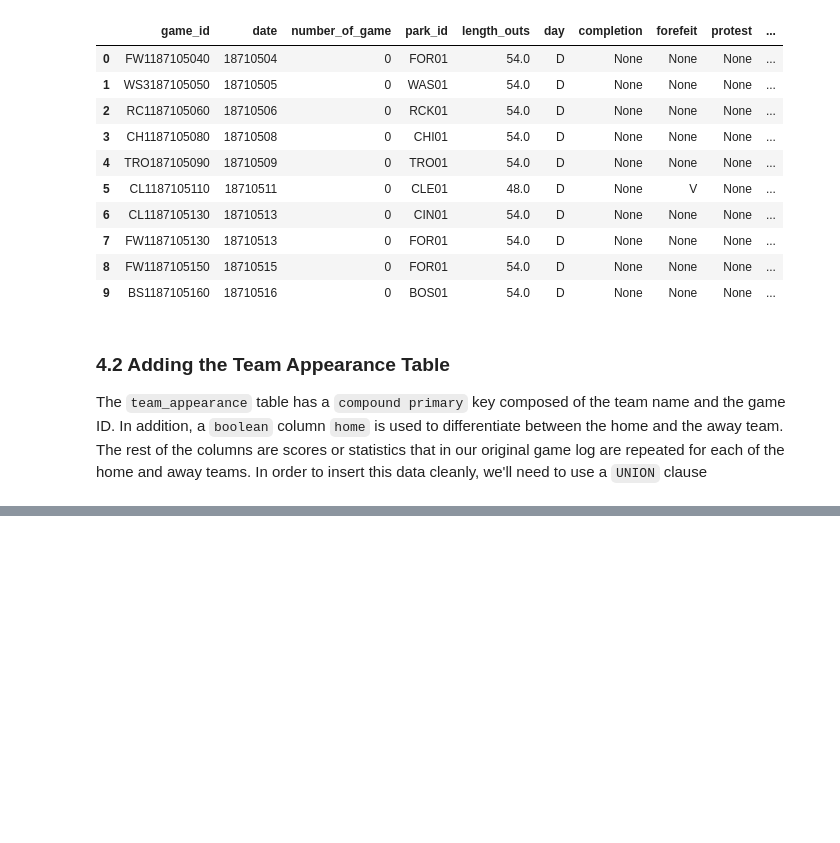
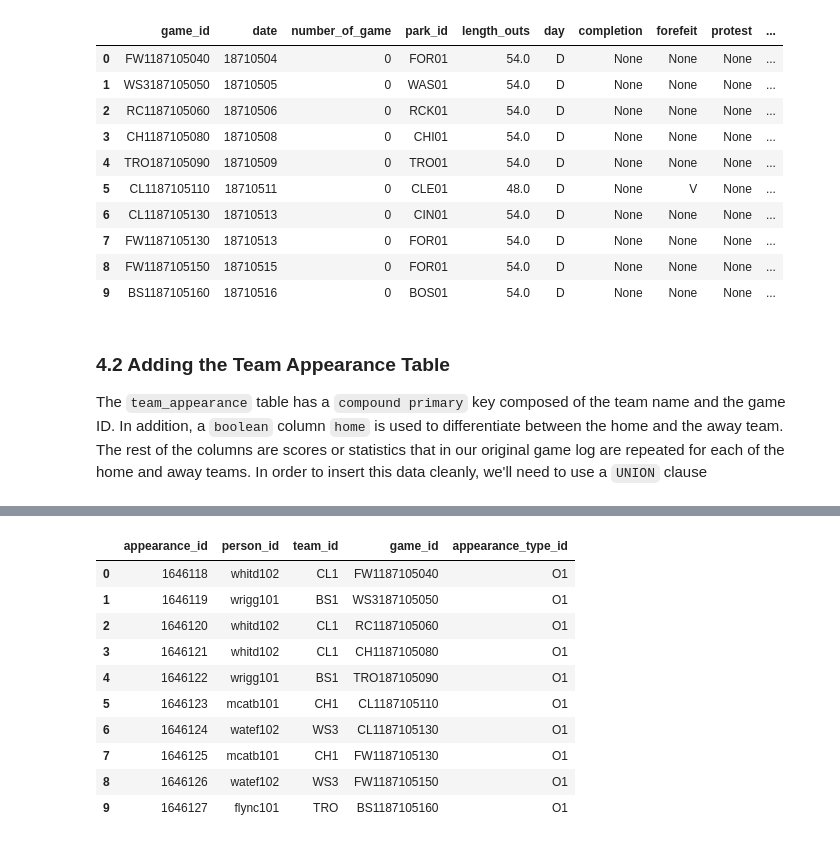
Before and after one commit to Rezwal/portfolio, a Jupyter notebook: Designing and Creating a Database.ipynb, the cells around one changed output, grey strips where cells are left out. Saved outputs shown, nothing was run; the diff lists cells and outputs as text; code cells hidden in the pictures; blank space fills up the shorter version.

```diff
--- a/Designing and Creating a Database.ipynb
+++ b/Designing and Creating a Database.ipynb
@@ -731,0 +825,31 @@ UNION
+# %%
+q = '''
+INSERT OR IGNORE INTO person_appearance (game_id, team_id, person_id, appearance_type_id)
+SELECT
+    game_id,
+    {x[team]}_name,
+    {x[team]}_player_{x[num]}_id,
+    "O{x[num]}"
+FROM game_log
+'''
+
+team_type = ['v', 'h']
+for team in team_type:
+    for i in range(1,10):
+        formatting = {'team': team, 'num': str(i)}
+        run_command(q.format(x=formatting))
+
+q='SELECT * FROM person_appearance WHERE appearance_type_id = "O1" LIMIT 10'
+run_query(q)
+# %% [output]
+|  | appearance_id | person_id | team_id | game_id | appearance_type_id |
+| 0 | 1646118 | whitd102 | CL1 | FW1187105040 | O1 |
+| 1 | 1646119 | wrigg101 | BS1 | WS3187105050 | O1 |
+| 2 | 1646120 | whitd102 | CL1 | RC1187105060 | O1 |
+| 3 | 1646121 | whitd102 | CL1 | CH1187105080 | O1 |
+| 4 | 1646122 | wrigg101 | BS1 | TRO187105090 | O1 |
+| 5 | 1646123 | mcatb101 | CH1 | CL1187105110 | O1 |
+| 6 | 1646124 | watef102 | WS3 | CL1187105130 | O1 |
+| 7 | 1646125 | mcatb101 | CH1 | FW1187105130 | O1 |
+| 8 | 1646126 | watef102 | WS3 | FW1187105150 | O1 |
+| 9 | 1646127 | flync101 | TRO | BS1187105160 | O1 |
```
Also changed, not shown: parts of 15 cells of this notebook.
